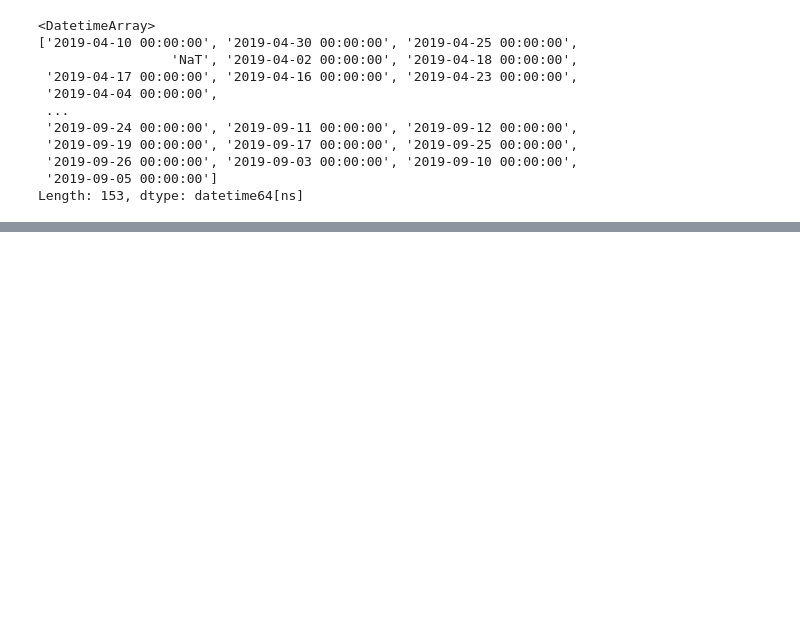
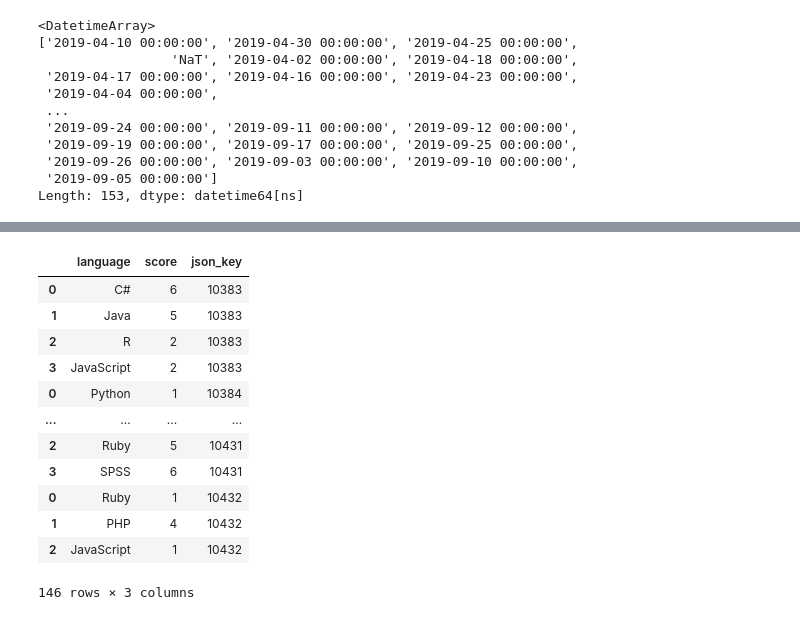
Before and after one commit to Data210/data210-final-project, a Jupyter notebook: transformations.ipynb, the cells around one changed output, grey strips where cells are left out. Saved outputs shown, nothing was run; the diff lists cells and outputs as text; code cells hidden in the pictures; blank space fills up the shorter version.

```diff
--- a/transformations.ipynb
+++ b/transformations.ipynb
@@ -362,0 +495,16 @@ Length: 153, dtype: datetime64[ns]
+# %%
+df_tech_scores
+# %% [output]
+|  | language | score | json_key |
+| 0 | C# | 6 | 10383 |
+| 1 | Java | 5 | 10383 |
+| 2 | R | 2 | 10383 |
+| 3 | JavaScript | 2 | 10383 |
+| 0 | Python | 1 | 10384 |
+| ... | ... | ... | ... |
+| 2 | Ruby | 5 | 10431 |
+| 3 | SPSS | 6 | 10431 |
+| 0 | Ruby | 1 | 10432 |
+| 1 | PHP | 4 | 10432 |
+| 2 | JavaScript | 1 | 10432 |
+146 rows × 3 columns
```
Also changed, not shown: parts of 6 cells of this notebook, 3 other files.
